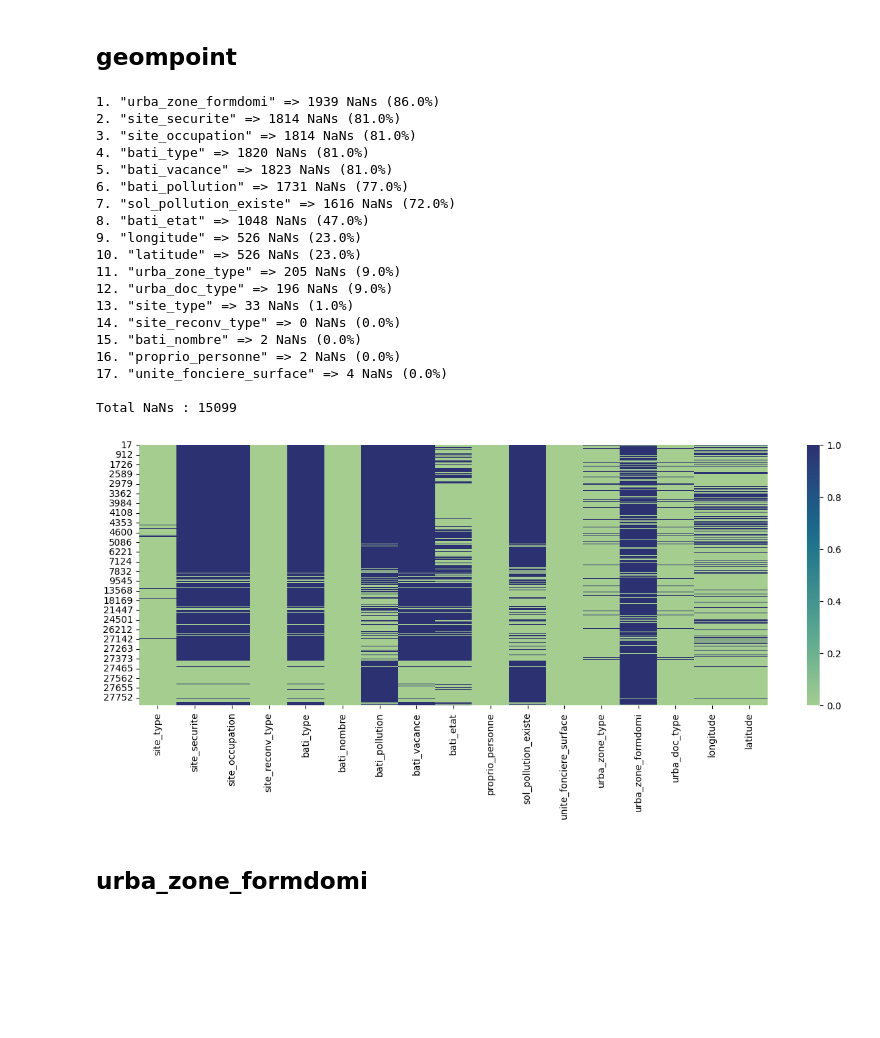
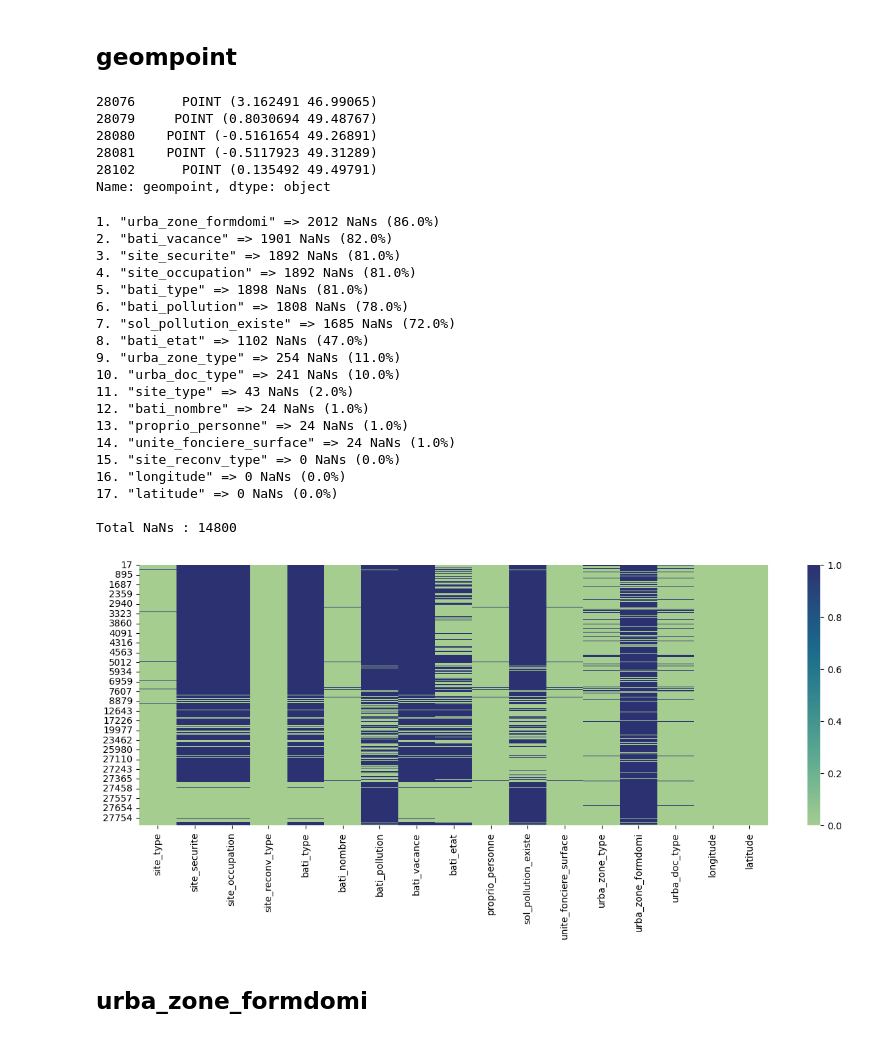
Before and after one commit to heuzef/cartofriches, a Jupyter notebook: profil/ml/ml_cartofriches_preprocess.ipynb, the cells around one changed output. Cells and saved outputs as stored; diff of their text form; code cells hidden in the pictures; blank space fills up the shorter version.

```diff
--- a/profil/ml/ml_cartofriches_preprocess.ipynb
+++ b/profil/ml/ml_cartofriches_preprocess.ipynb
@@ -196,7 +203,7 @@ Total NaNs : 41551
 [figure]
 # %%
 # Remplacer les modalités spécifiques par des NaN dans le DataFrame, pour révéler les valeurs manquantes cachées
-df_friches_reconv = df_friches_reconv.replace(['inconnu', 'Inconnu', 'INCONNU', 'none', 'NULL'], pd.NA)
+df_friches_reconv = df_friches_reconv.replace(['inconnu', 'Inconnu', 'INCONNU', 'none', 'NULL', '<NA>'], pd.NA)
 
 check_nan(df_friches_reconv)
 # %% [output]
@@ -494,43 +452,52 @@ Total NaNs : 14047
 # ...
 # %% [markdown]
 ## geompoint
+# %%
+df_friches_reconv["geompoint"].tail()
+# %% [output]
+28076      POINT (3.162491 46.99065)
+28079     POINT (0.8030694 49.48767)
+28080    POINT (-0.5161654 49.26891)
+28081    POINT (-0.5117923 49.31289)
+28102      POINT (0.135492 49.49791)
+Name: geompoint, dtype: object
 # %%
 # Fonction pour extraire les coordonnées
 def extract_coordinates(wkt_point):
-    match = re.match(r'POINT \(([\d.]+) ([\d.]+)\)', wkt_point)
+    match = re.match(r'POINT \(([-+]?[\d.]+) ([-+]?[\d.]+)\)', wkt_point)
     if match:
         longitude, latitude = match.groups()
         return pd.Series({'longitude': float(longitude), 'latitude': float(latitude)})
     return pd.Series({'longitude': None, 'latitude': None})
 
 # Appliquer la fonction pour créer de nouvelles variable
 df_friches_reconv[['longitude', 'latitude']] = df_friches_reconv['geompoint'].apply(extract_coordinates)
 
 # Supprimer geompoint
 df_friches_reconv = df_friches_reconv.drop(columns=['geompoint'])
 
 check_nan(df_friches_reconv)
 # %% [output]
-1. "urba_zone_formdomi" => 1939 NaNs (86.0%)
-2. "site_securite" => 1814 NaNs (81.0%)
-3. "site_occupation" => 1814 NaNs (81.0%)
-4. "bati_type" => 1820 NaNs (81.0%)
-5. "bati_vacance" => 1823 NaNs (81.0%)
-6. "bati_pollution" => 1731 NaNs (77.0%)
-7. "sol_pollution_existe" => 1616 NaNs (72.0%)
-8. "bati_etat" => 1048 NaNs (47.0%)
-9. "longitude" => 526 NaNs (23.0%)
-10. "latitude" => 526 NaNs (23.0%)
-11. "urba_zone_type" => 205 NaNs (9.0%)
-12. "urba_doc_type" => 196 NaNs (9.0%)
-13. "site_type" => 33 NaNs (1.0%)
-14. "site_reconv_type" => 0 NaNs (0.0%)
-15. "bati_nombre" => 2 NaNs (0.0%)
-16. "proprio_personne" => 2 NaNs (0.0%)
-17. "unite_fonciere_surface" => 4 NaNs (0.0%)
+1. "urba_zone_formdomi" => 2012 NaNs (86.0%)
+2. "bati_vacance" => 1901 NaNs (82.0%)
+3. "site_securite" => 1892 NaNs (81.0%)
+4. "site_occupation" => 1892 NaNs (81.0%)
+5. "bati_type" => 1898 NaNs (81.0%)
+6. "bati_pollution" => 1808 NaNs (78.0%)
+7. "sol_pollution_existe" => 1685 NaNs (72.0%)
+8. "bati_etat" => 1102 NaNs (47.0%)
+9. "urba_zone_type" => 254 NaNs (11.0%)
+10. "urba_doc_type" => 241 NaNs (10.0%)
+11. "site_type" => 43 NaNs (2.0%)
+12. "bati_nombre" => 24 NaNs (1.0%)
+13. "proprio_personne" => 24 NaNs (1.0%)
+14. "unite_fonciere_surface" => 24 NaNs (1.0%)
+15. "site_reconv_type" => 0 NaNs (0.0%)
+16. "longitude" => 0 NaNs (0.0%)
+17. "latitude" => 0 NaNs (0.0%)
 
-Total NaNs : 15099
+Total NaNs : 14800
-[figure, old version]
+[figure, new version]
 # %% [markdown]
 ## urba_zone_formdomi
 # %%
```
Also changed, not shown: parts of 40 cells of this notebook, 1 other file.
